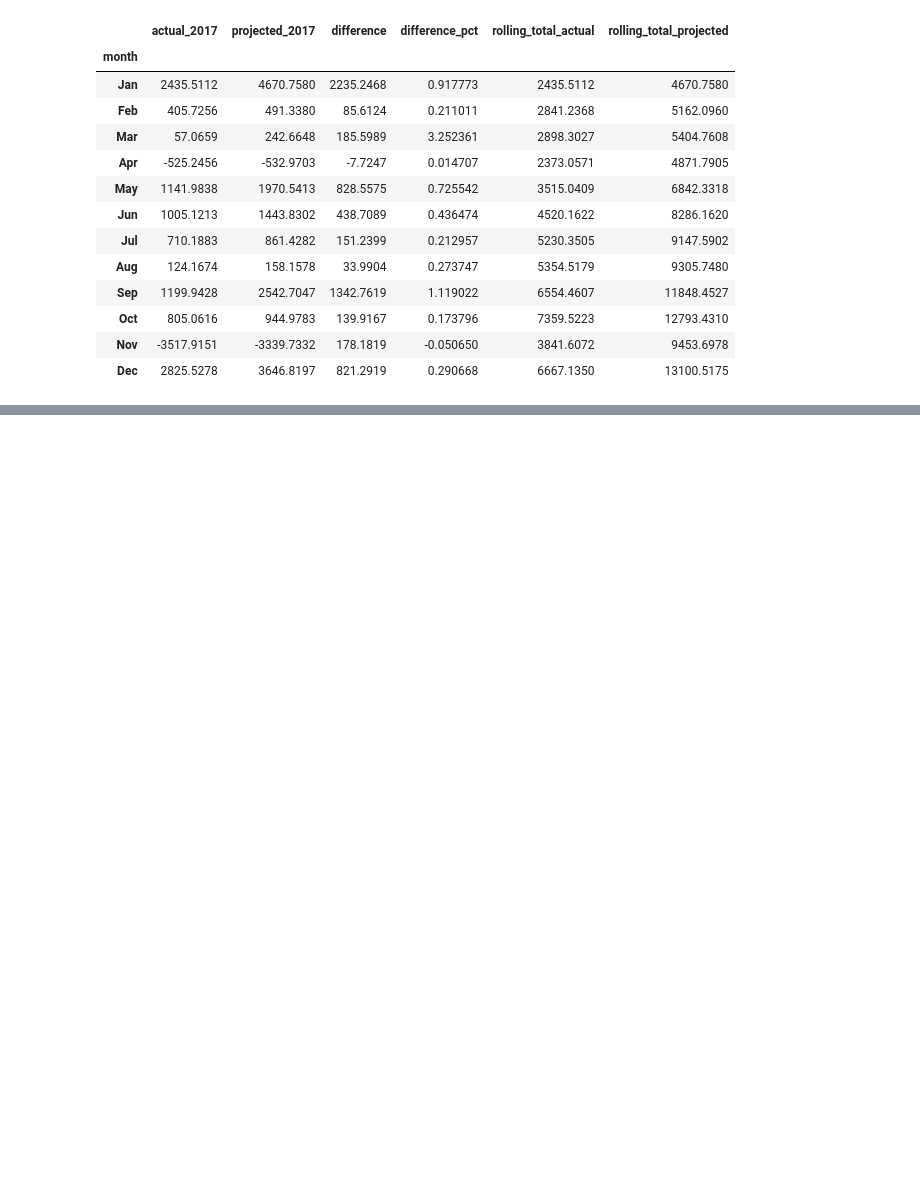
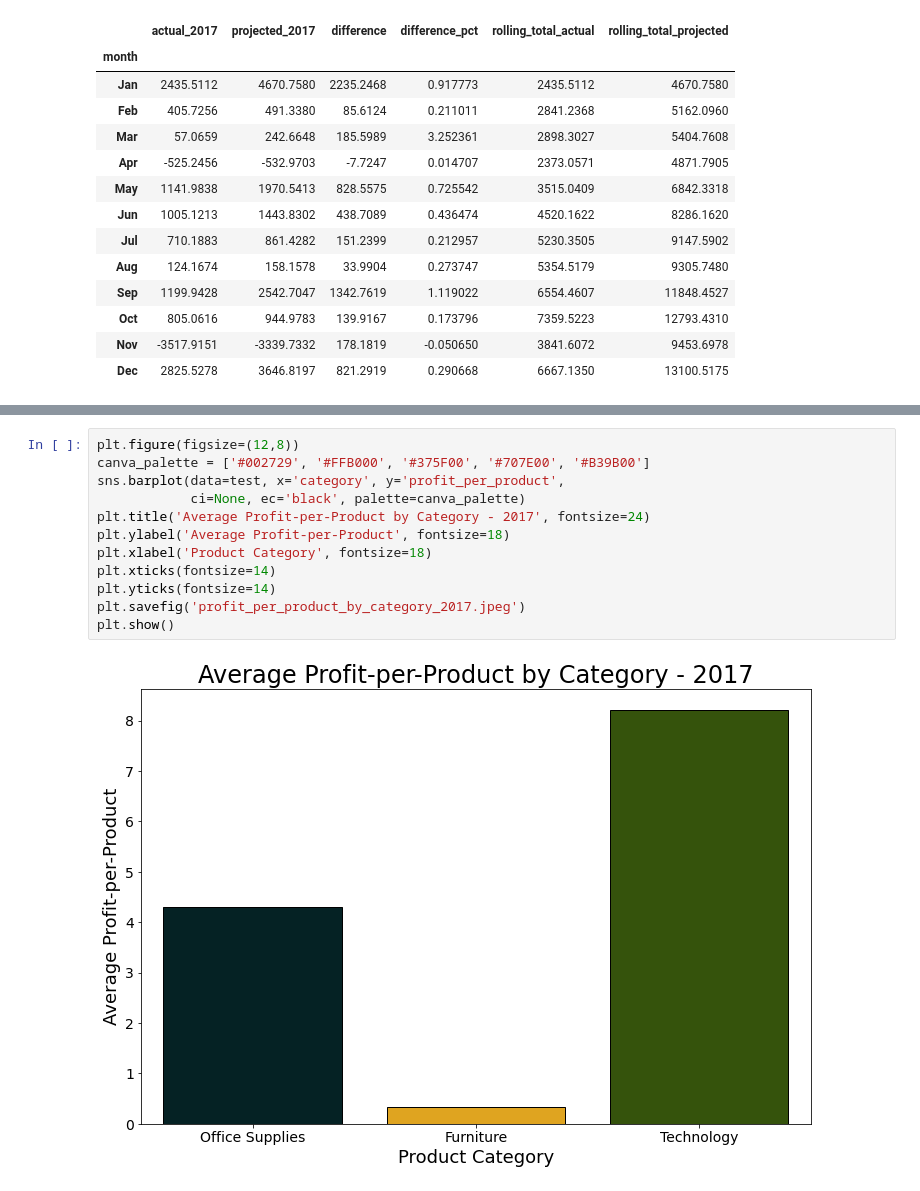
Before and after one commit to soap-dispersed/time-series-project, a Jupyter notebook: modeling_and_analysis_notebook.ipynb, the cells around one changed output, grey strips where cells are left out. Cells and saved outputs as stored; diff of their text form; blank space fills up the shorter version.

```diff
--- a/modeling_and_analysis_notebook.ipynb
+++ b/modeling_and_analysis_notebook.ipynb
@@ -180,0 +201,14 @@ profits
+# %%
+plt.figure(figsize=(12,8))
+canva_palette = ['#002729', '#FFB000', '#375F00', '#707E00', '#B39B00']
+sns.barplot(data=test, x='category', y='profit_per_product',
+            ci=None, ec='black', palette=canva_palette)
+plt.title('Average Profit-per-Product by Category - 2017', fontsize=24)
+plt.ylabel('Average Profit-per-Product', fontsize=18)
+plt.xlabel('Product Category', fontsize=18)
+plt.xticks(fontsize=14)
+plt.yticks(fontsize=14)
+plt.savefig('profit_per_product_by_category_2017.jpeg')
+plt.show()
+# %% [output]
+[figure, added]
```
Also changed, not shown: parts of 14 cells of this notebook, 1 other file.
